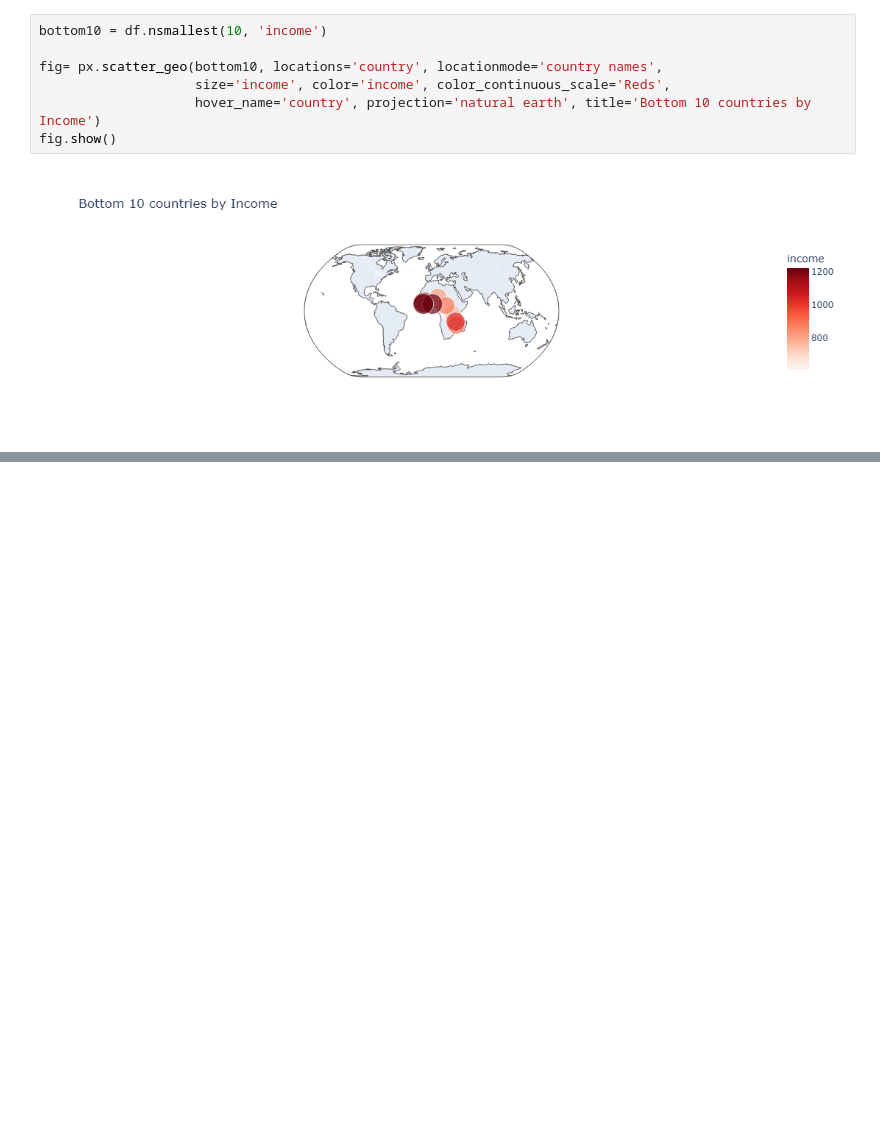
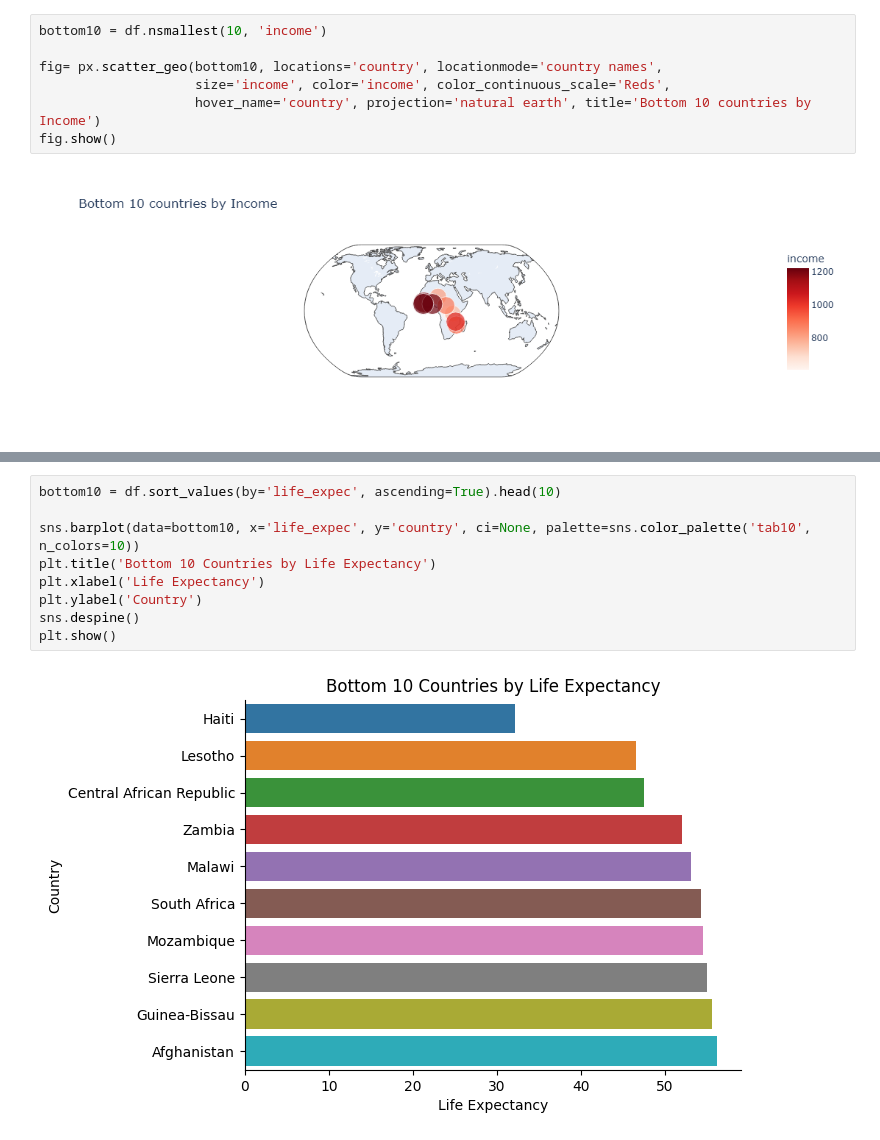
Before and after one commit to Michaela-Vosvrdova/projects, a Jupyter notebook: Country Development Clustering.ipynb, the cells around one changed output, grey strips where cells are left out. Saved outputs shown, nothing was run; the diff lists cells and outputs as text; blank space fills up the shorter version.

```diff
--- a/Country Development Clustering.ipynb
+++ b/Country Development Clustering.ipynb
@@ -131,0 +151,11 @@ To be continued.
+# %%
+bottom10 = df.sort_values(by='life_expec', ascending=True).head(10)
+
+sns.barplot(data=bottom10, x='life_expec', y='country', ci=None, palette=sns.color_palette('tab10', n_colors=10))
+plt.title('Bottom 10 Countries by Life Expectancy')
+plt.xlabel('Life Expectancy')
+plt.ylabel('Country')
+sns.despine()
+plt.show()
+# %% [output]
+[figure, added]
```
Also changed, not shown: parts of 21 cells of this notebook.
